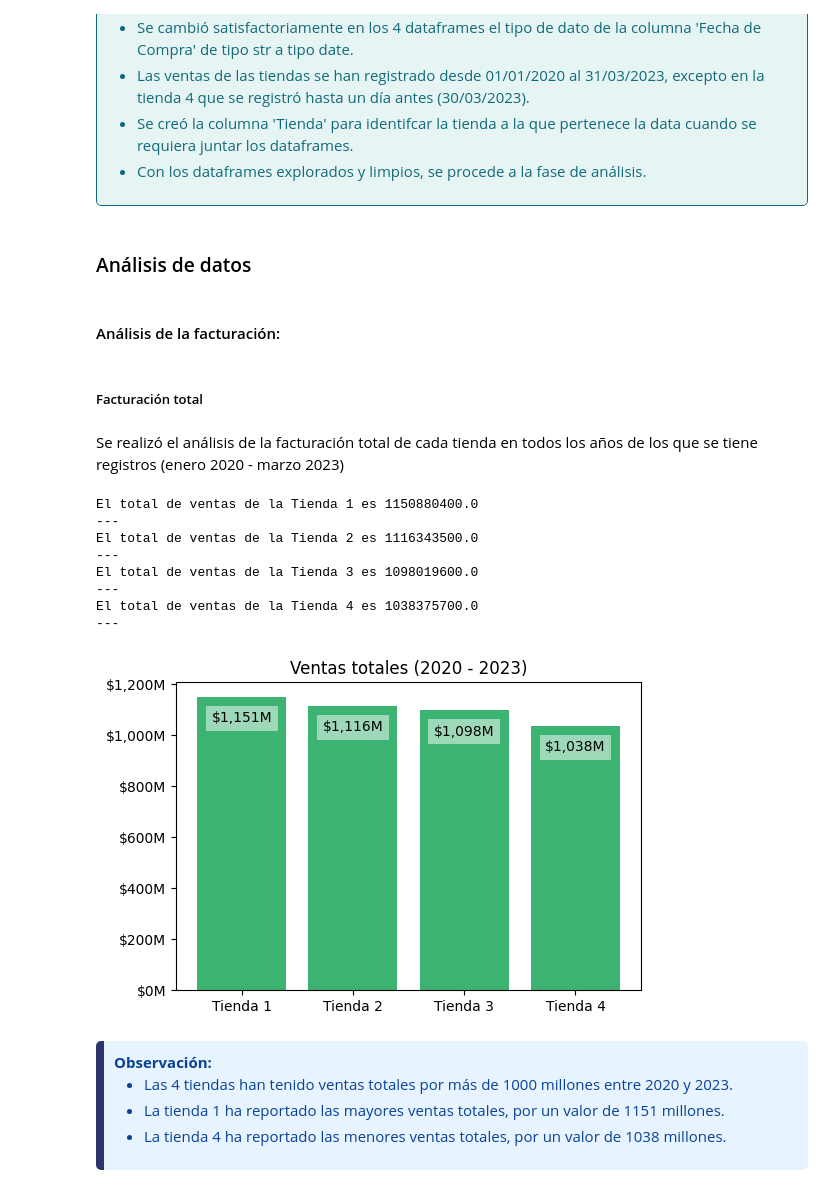
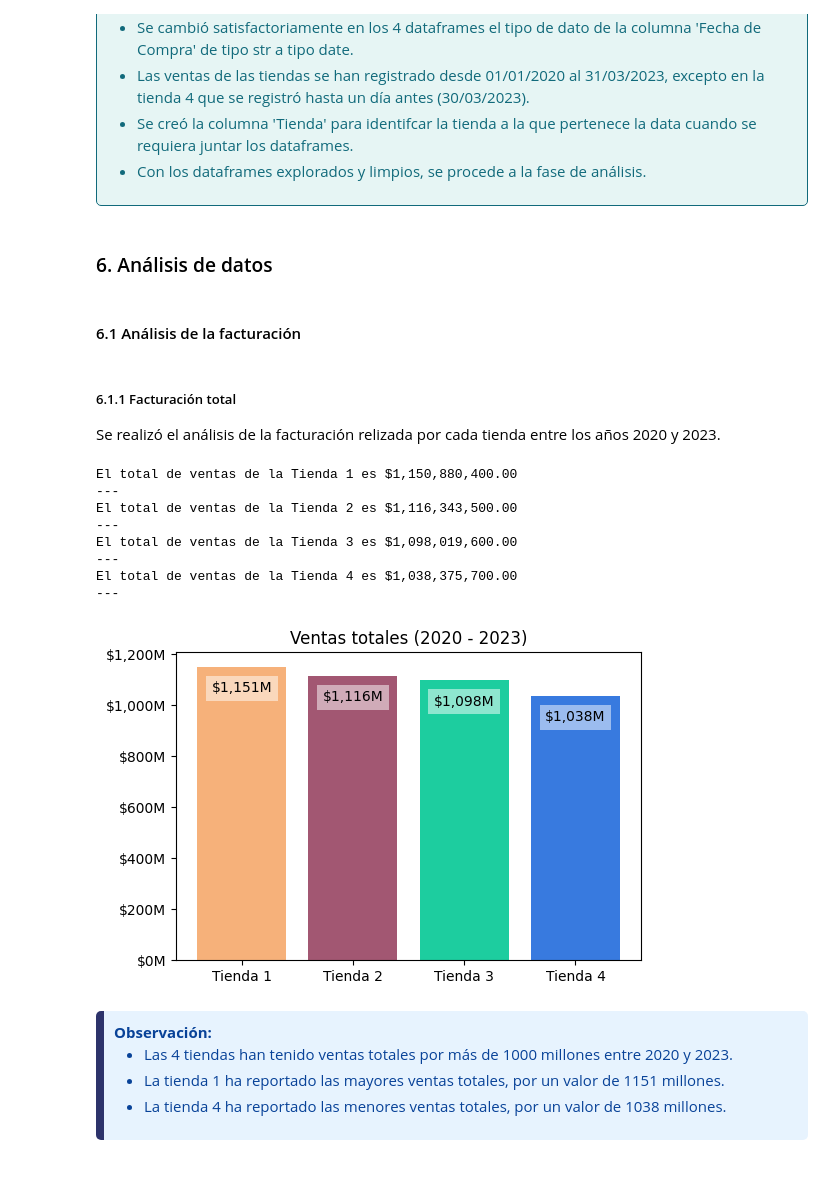
Before and after one commit to ecordovag/challenge_alura_store, a Jupyter notebook: AluraStoreLatam.ipynb, the cells around one changed output. Drawn from its saved outputs; the diff is of its cells as text; code cells hidden in the pictures.

```diff
--- a/AluraStoreLatam.ipynb
+++ b/AluraStoreLatam.ipynb
@@ -414,68 +433,75 @@ Name: Tienda, Length: 2358, dtype: object
   </div>
 </div>
 # %% [markdown]
-### Análisis de datos
+### 6. Análisis de datos
 # %% [markdown]
-#### Análisis de la facturación:
+#### 6.1 Análisis de la facturación
-# %% [markdown]
-##### Facturación total
 # %% [markdown]
-Se realizó el análisis de la facturación total de cada tienda en todos los años de los que se tiene registros (enero 2020 - marzo 2023)
+##### 6.1.1 Facturación total
+Se realizó el análisis de la facturación relizada por cada tienda entre los años 2020 y 2023.
 # %%
 tiendas_df = {'Tienda 1':tienda, 'Tienda 2':tienda2, 'Tienda 3':tienda3, 'Tienda 4':tienda4}
 
 # Calculo del total de ventas en cada tienda
 for nombre, df in tiendas_df.items():
     total_ventas = float(df['Precio'].sum())
+    total_ventas = f'${total_ventas:,.2f}'
     print(f'El total de ventas de la {nombre} es {total_ventas}')
     print('---')
 # %% [output]
-El total de ventas de la Tienda 1 es 1150880400.0
+El total de ventas de la Tienda 1 es $1,150,880,400.00
 ---
-El total de ventas de la Tienda 2 es 1116343500.0
+El total de ventas de la Tienda 2 es $1,116,343,500.00
 ---
-El total de ventas de la Tienda 3 es 1098019600.0
+El total de ventas de la Tienda 3 es $1,098,019,600.00
 ---
-El total de ventas de la Tienda 4 es 1038375700.0
+El total de ventas de la Tienda 4 es $1,038,375,700.00
 ---
 # %%
+# Gráfico de ventas totales por tienda
+
 tiendas_df = {'Tienda 1':tienda, 'Tienda 2':tienda2, 'Tienda 3':tienda3, 'Tienda 4':tienda4}
 
 # Calculo de la suma total de ventas en cada dataframe
 totales_por_tienda = {}
 
 for nombre, df in tiendas_df.items():
-    ventas_totales = df['total_ventas'] = df['Precio'].sum()
+    ventas_totales = df['Precio'].sum()
     totales_por_tienda[nombre] = ventas_totales
 
 # Definición de las variables a ser graficadas
 x = list(totales_por_tienda.keys())
 y = list(totales_por_tienda.values())
 
 # Aplicar formato a números
 def millones(x, pos=None):
     """
     Esta función convierte un número y le da formato de millones (M) sin decimales
     """
     return f'${x/1_000_000:,.0f}M'
 
+# Colores por cada barra graficada
+colores = ['#F6B17A', '#A25772', '#1DCD9F', '#387ADF']
+
 # Realizar gráfica de suma total de ventas por tienda
 fig, ax = plt.subplots(figsize = (6,4))
-ax.bar(x, y, color = 'mediumseagreen')
+
+for n_x, n_y, c in zip(x, y, colores):
+    ax.bar(n_x, n_y, color = c)
 
 # Uso de la función millones para formatear números en el eje y
 ax.yaxis.set_major_formatter(FuncFormatter(millones))
 
 ax.set_title("Ventas totales (2020 - 2023)")
 
 # Generar etiquetas en las barras
 # Uso de la función millones para formatear las etiquetas de las barras
 for i, v in enumerate(y):
     ax.text(i, v-100_000_000, millones(v), ha='center', bbox = {'facecolor':'white', 'alpha':0.5, 'edgecolor':'None'})
 
 plt.show()
 # %% [output]
-[figure, old version]
+[figure, new version]
 # %% [markdown]
 <div style="background-color: #e7f3fe; color: #084298; padding: 10px; border-left: 8px solid #2D336B; border-radius: 5px;">
   <strong>Observación:</strong>
```
Also changed, not shown: parts of 83 cells of this notebook.
